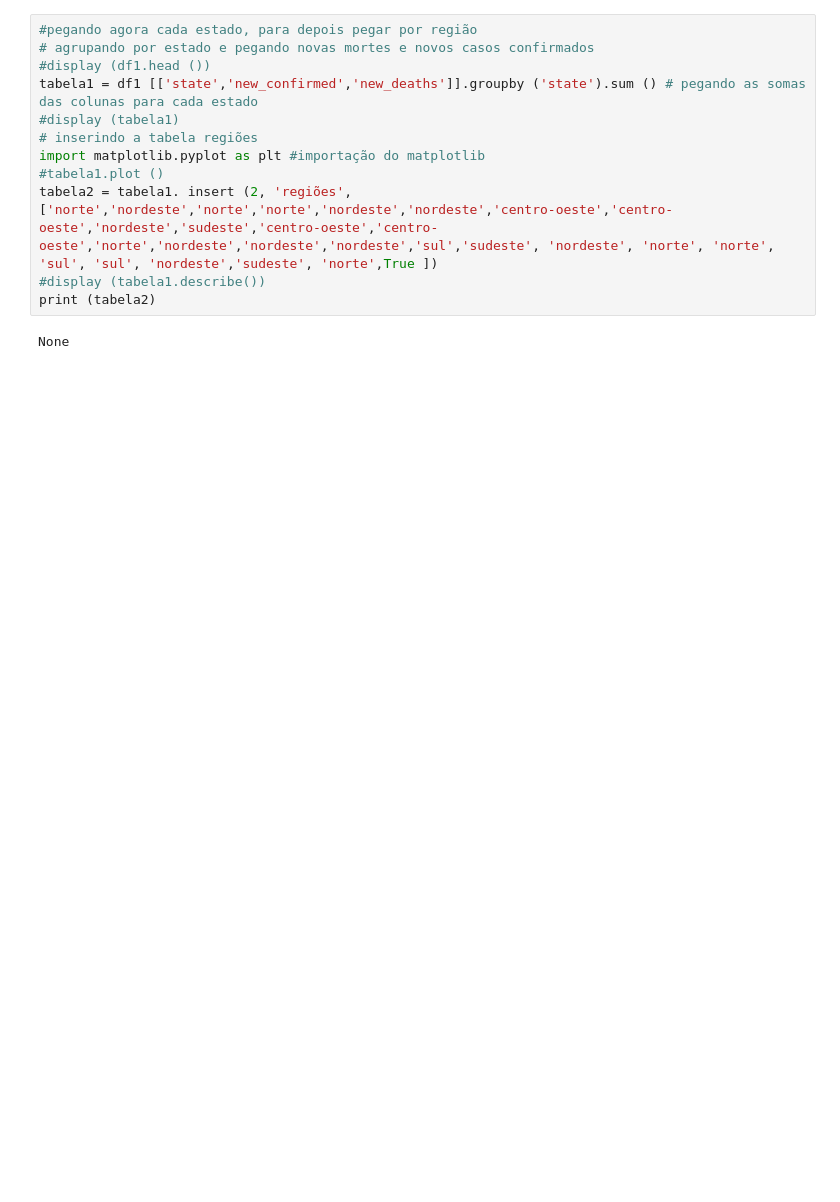
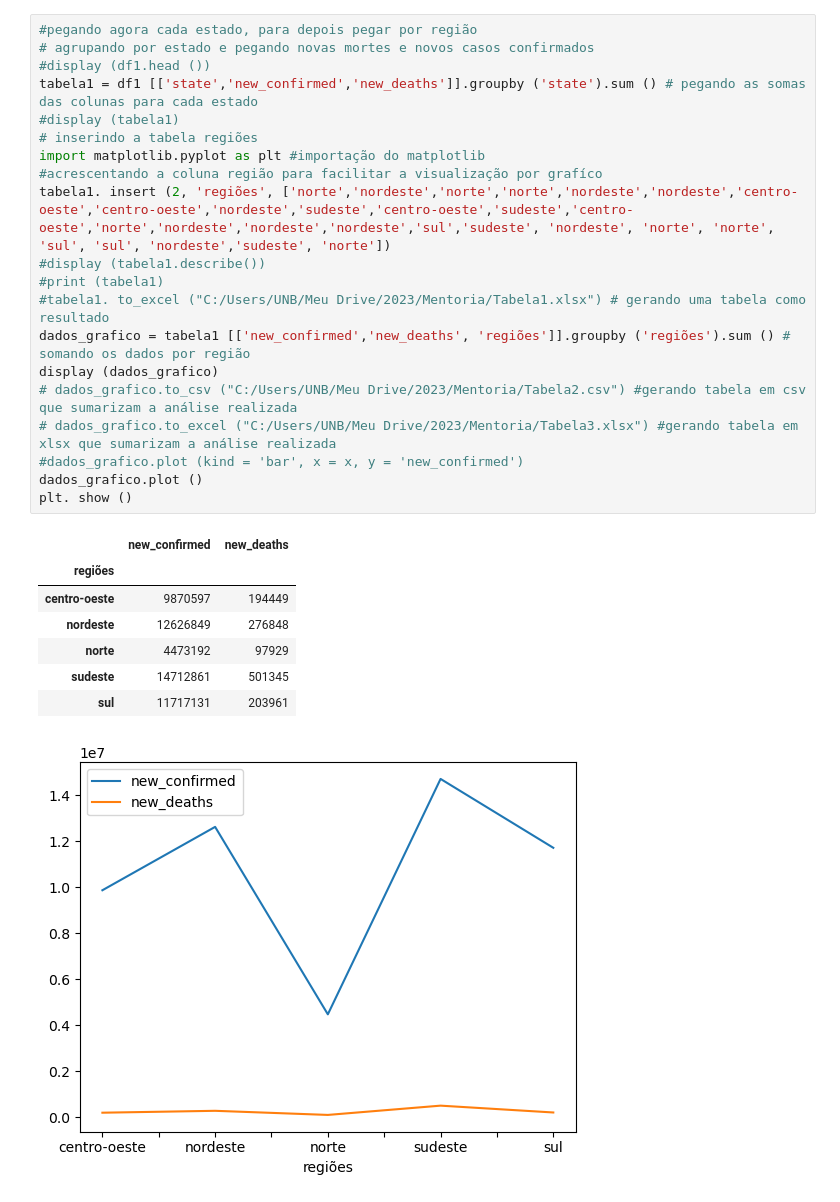
Before and after one commit to LopesJosiel/Analise-de-dados, a Jupyter notebook: ProjetoAnaliseDadosCovid.ipynb, the cells around one changed output. Drawn from its saved outputs; the diff is of its cells as text; blank space fills up the shorter version.

Commit message:
Geração de tabelas e gráfico - projeto final

```diff
--- a/ProjetoAnaliseDadosCovid.ipynb
+++ b/ProjetoAnaliseDadosCovid.ipynb
@@ -54,14 +23,29 @@ Name: estimated_population, dtype: float64
 # %%
 #pegando agora cada estado, para depois pegar por região
 # agrupando por estado e pegando novas mortes e novos casos confirmados
 #display (df1.head ())
 tabela1 = df1 [['state','new_confirmed','new_deaths']].groupby ('state').sum () # pegando as somas das colunas para cada estado
 #display (tabela1)
 # inserindo a tabela regiões
 import matplotlib.pyplot as plt #importação do matplotlib
-#tabela1.plot ()
-tabela2 = tabela1. insert (2, 'regiões', ['norte','nordeste','norte','norte','nordeste','nordeste','centro-oeste','centro-oeste','nordeste','sudeste','centro-oeste','centro-oeste','norte','nordeste','nordeste','nordeste','sul','sudeste', 'nordeste', 'norte', 'norte', 'sul', 'sul', 'nordeste','sudeste', 'norte',True ])
+#acrescentando a coluna região para facilitar a visualização por grafíco
+tabela1. insert (2, 'regiões', ['norte','nordeste','norte','norte','nordeste','nordeste','centro-oeste','centro-oeste','nordeste','sudeste','centro-oeste','sudeste','centro-oeste','norte','nordeste','nordeste','nordeste','sul','sudeste', 'nordeste', 'norte', 'norte', 'sul', 'sul', 'nordeste','sudeste', 'norte'])
 #display (tabela1.describe())
-print (tabela2)
+#print (tabela1)
+#tabela1. to_excel ("C:/Users/UNB/Meu Drive/2023/Mentoria/Tabela1.xlsx") # gerando uma tabela como resultado
+dados_grafico = tabela1 [['new_confirmed','new_deaths', 'regiões']].groupby ('regiões').sum () # somando os dados por região
+display (dados_grafico)
+# dados_grafico.to_csv ("C:/Users/UNB/Meu Drive/2023/Mentoria/Tabela2.csv") #gerando tabela em csv que sumarizam a análise realizada
+# dados_grafico.to_excel ("C:/Users/UNB/Meu Drive/2023/Mentoria/Tabela3.xlsx") #gerando tabela em xlsx que sumarizam a análise realizada
+#dados_grafico.plot (kind = 'bar', x = x, y = 'new_confirmed')
+dados_grafico.plot ()
+plt. show ()
 # %% [output]
-None
+|  | new_confirmed | new_deaths |
+| regiões |  |  |
+| centro-oeste | 9870597 | 194449 |
+| nordeste | 12626849 | 276848 |
+| norte | 4473192 | 97929 |
+| sudeste | 14712861 | 501345 |
+| sul | 11717131 | 203961 |
+[figure, added]
```
Also changed, not shown: parts of 1 cell of this notebook, 2 other files.
